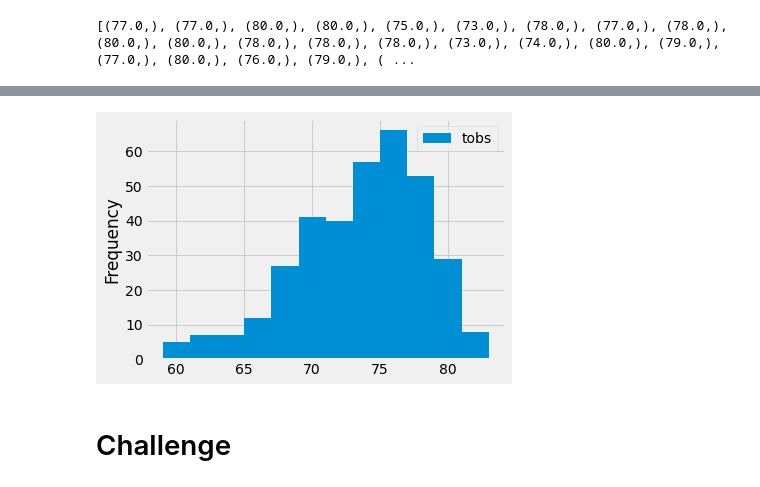
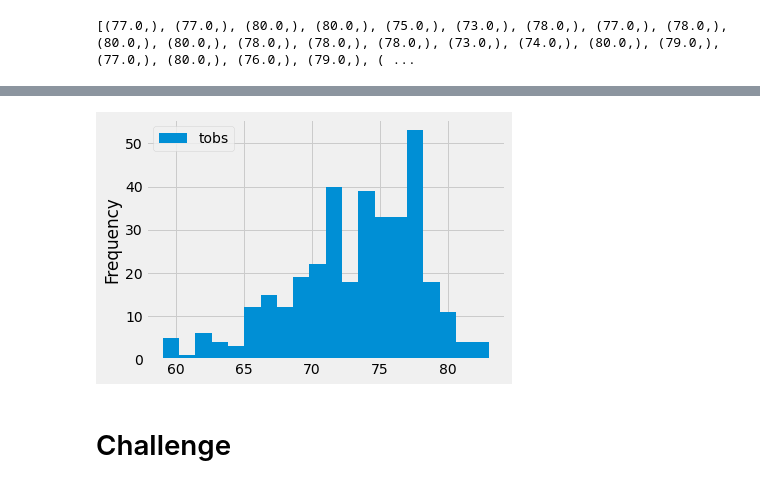
Before and after one commit to Tman5976/python_temp_analysis, a Jupyter notebook: climate_analysis.ipynb, the cells around one changed output, grey strips where cells are left out. Cells and saved outputs as stored; diff of their text form; code cells hidden in the pictures.

```diff
--- a/climate_analysis.ipynb
+++ b/climate_analysis.ipynb
@@ -127,9 +127,9 @@ print(df)
 
 [352 rows x 1 columns]
 # %%
-df.plot.hist(bins=12)
+df.plot.hist(bins=20)
 plt.tight_layout()
 # %% [output]
-[figure, old version]
+[figure, new version]
 # %% [markdown]
 # Challenge
```
Also changed, not shown: 1 other file.
